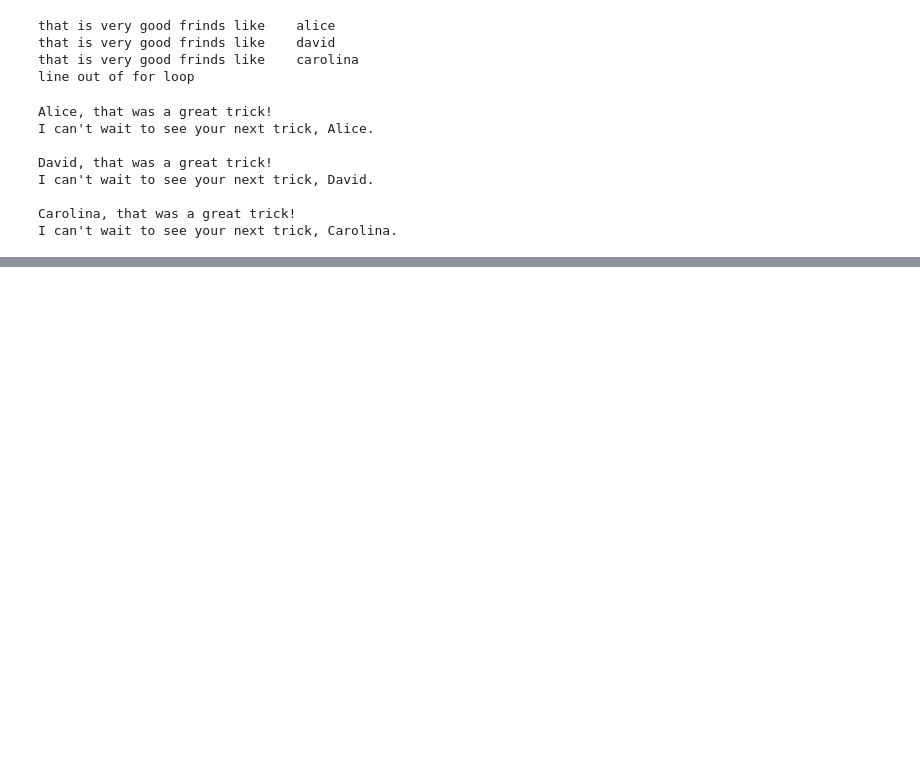
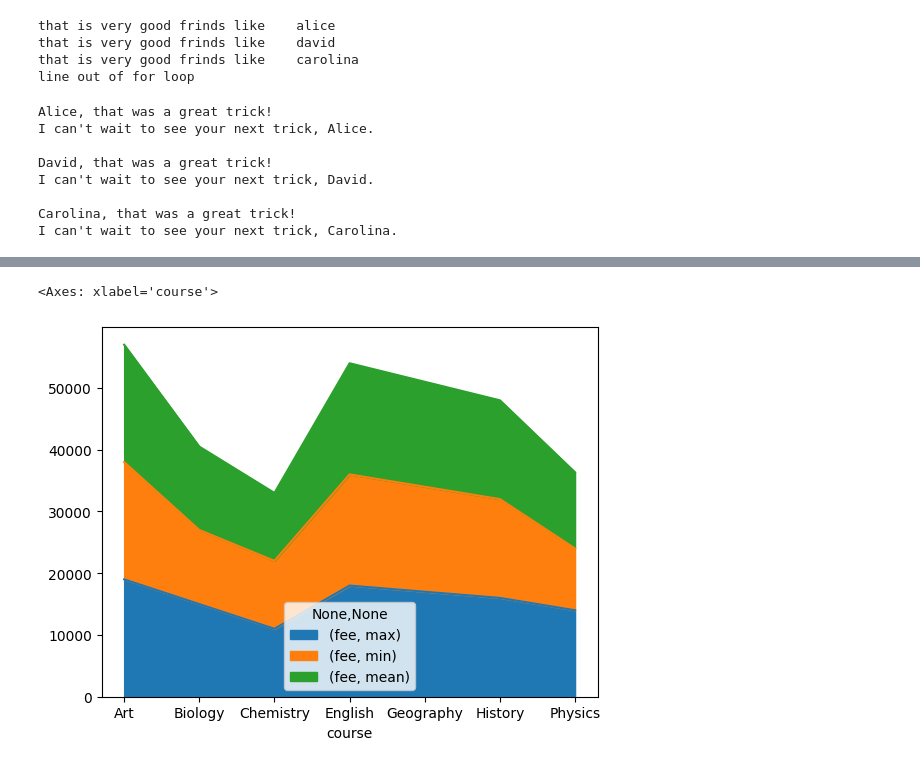
Before and after one commit to IamUmarRasheed/Python_learning, a Jupyter notebook: prac1.ipynb, the cells around one changed output, grey strips where cells are left out. Cells and saved outputs as stored; diff of their text form; code cells hidden in the pictures; blank space fills up the shorter version.

```diff
--- a/prac1.ipynb
+++ b/prac1.ipynb
@@ -219,0 +2016,5 @@ I can't wait to see your next trick, Carolina.
+# %%
+student_df.groupby(['course'])[['fee']].aggregate([max,min, np.mean]).plot(kind='area')
+# %% [output]
+<Axes: xlabel='course'>
+[figure, added]
```
Also changed, not shown: parts of 207 cells of this notebook, 16 other files.
